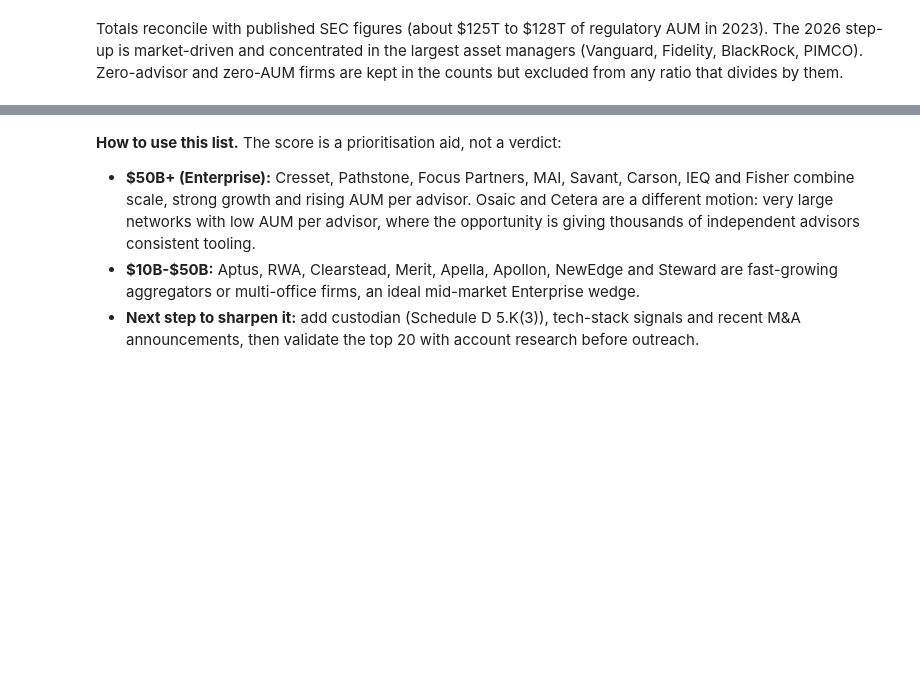
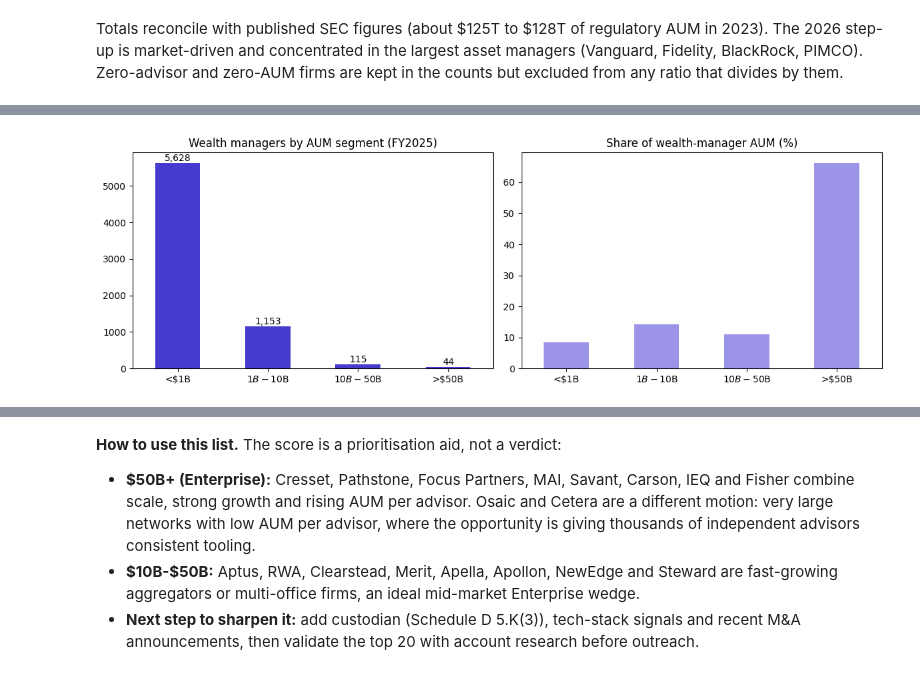
Before and after one commit to justinmcbryan/nevis-ria-analysis, a Jupyter notebook: nevis_ria_analysis.ipynb, the cells around one changed output, grey strips where cells are left out. Cells and saved outputs as stored; diff of their text form; code cells hidden in the pictures; blank space fills up the shorter version.

```diff
--- a/nevis_ria_analysis.ipynb
+++ b/nevis_ria_analysis.ipynb
@@ -169,6 +298,7 @@ def standardise(r, label):
     retail = num(r["5D(a)(3)"]).fillna(0) + num(r["5D(b)(3)"]).fillna(0)
     d["retail_aum_share"] = np.where(d.aum > 0, retail / d.aum, np.nan)
     d["financial_planning"] = r["5G(1)"].eq("Y")
+    d["broker_dealer"] = r["6A(1)"].eq("Y")              # firm is itself a broker-dealer (wirehouse / IBD dual registrant)
     d["succession"] = r["4A"].eq("Y") if "4A" in r else False
     d["snapshot"], d["year"] = label, int(label[:4])
     return d
@@ -229,0 +365,26 @@ Beacon Pointe raw website field by snapshot: {'2023-09': 'HTTPS://WWW.INSTAGRAM.
+# %%
+ident_cols = ["crd", "sec_number", "firm_name", "city", "state", "country"]
+ident = pd.concat([std["2026-11"][ident_cols], std["2026-09"][ident_cols]]).drop_duplicates("crd")
+ident = ident.merge(web, on="crd", how="left")
+ident["website_source"] = ident.website_source.fillna("social profile only")
+ident["website_confidence"] = ident.website_confidence.fillna("none")
+
+metrics = ["crd", "year", "filing_date", "aum", "clients", "employees", "advisors", "iars", "retail_aum_share", "financial_planning", "broker_dealer", "succession"]
+firm_year = panel[metrics].merge(ident, on="crd", how="left")
+firm_year["fiscal_year"] = firm_year.year - 1
+firm_year["avg_aum_per_client"] = np.where(firm_year.clients > 0, firm_year.aum / firm_year.clients, np.nan)
+firm_year["aum_per_advisor"] = np.where(firm_year.advisors > 0, firm_year.aum / firm_year.advisors, np.nan)
+firm_year["clients_per_advisor"] = np.where(firm_year.advisors > 0, firm_year.clients / firm_year.advisors, np.nan)
+# Advisor-led wealth manager (Nevis ICP): mostly individual/HNW AUM, offers financial planning, has registered IARs,
+# and a client load per advisor consistent with relationship-based advice (excludes robo, TAMP and model-delivery platforms)
+# Wirehouse / bank channels that don't tick 5.G(1) (e.g. Merrill) qualify via a large registered advisor force (100+ IARs)
+firm_year["wealth_manager"] = ((firm_year.retail_aum_share >= 0.5) & (firm_year.iars >= 1) & (firm_year.clients_per_advisor <= 500)
+                               & (firm_year.financial_planning | (firm_year.broker_dealer & (firm_year.iars >= 100))))
+firm_year["channel"] = np.where(firm_year.broker_dealer, "Dual-registered (broker-dealer)", "Independent RIA")
+
+cols = ["sec_number", "firm_name", "website", "website_source", "website_confidence", "city", "state", "aum", "clients", "avg_aum_per_client",
+        "employees", "advisors", "iars", "aum_per_advisor", "clients_per_advisor", "retail_aum_share", "wealth_manager", "channel", "filing_date", "fiscal_year", "year", "crd"]
+firm_year = firm_year[cols].sort_values(["year", "aum"], ascending=[True, False])
+firm_year.to_csv(OUT / "ria_firm_year_table.csv", index=False)
+latest = firm_year[firm_year.year == 2026].copy()
+latest.head(10)
@@ -446,7 +600,0 @@ seg
-# %%
-fig, ax = plt.subplots(1, 2, figsize=(12, 4))
-seg.RIAs.plot.bar(ax=ax[0], color="#473BCE"); ax[0].set_title("Number of RIAs by AUM segment (Sep 2026)")
-for i, v in enumerate(seg.RIAs): ax[0].text(i, v, f"{v:,}", ha="center", va="bottom")
-(seg.share_of_aum * 100).plot.bar(ax=ax[1], color="#9C94E6"); ax[1].set_title("Share of total regulatory AUM (%)")
-for a in ax: a.set_xlabel(""); a.tick_params(axis="x", rotation=0)
-plt.tight_layout(); plt.show()
@@ -851,0 +810,10 @@ fmt(targets).rename(columns={"adv_end": "advisors"})
+# %%
+wm_seg = latest[wmask].groupby("segment", observed=False).agg(firms=("crd", "count"), aum=("aum", lambda x: x.sum() / 1e12))
+fig, ax = plt.subplots(1, 2, figsize=(12, 4))
+wm_seg.firms.plot.bar(ax=ax[0], color="#473BCE"); ax[0].set_title("Wealth managers by AUM segment (FY2025)")
+for i, v in enumerate(wm_seg.firms): ax[0].text(i, v, f"{v:,}", ha="center", va="bottom")
+(wm_seg.aum / wm_seg.aum.sum() * 100).plot.bar(ax=ax[1], color="#9C94E6"); ax[1].set_title("Share of wealth-manager AUM (%)")
+for a in ax: a.set_xlabel(""); a.tick_params(axis="x", rotation=0)
+plt.tight_layout(); plt.show()
+# %% [output]
+[figure, added]
```
Also changed, not shown: parts of 90 cells of this notebook, 2 other files.
